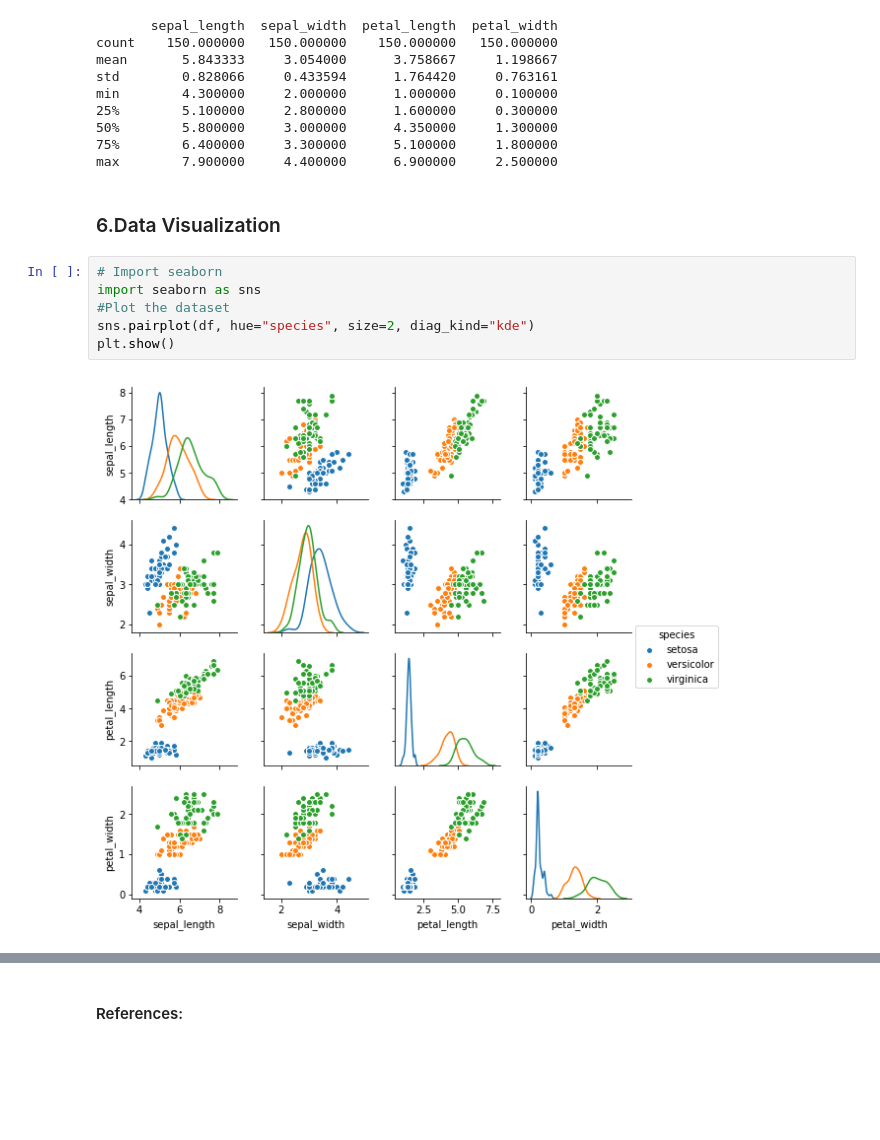
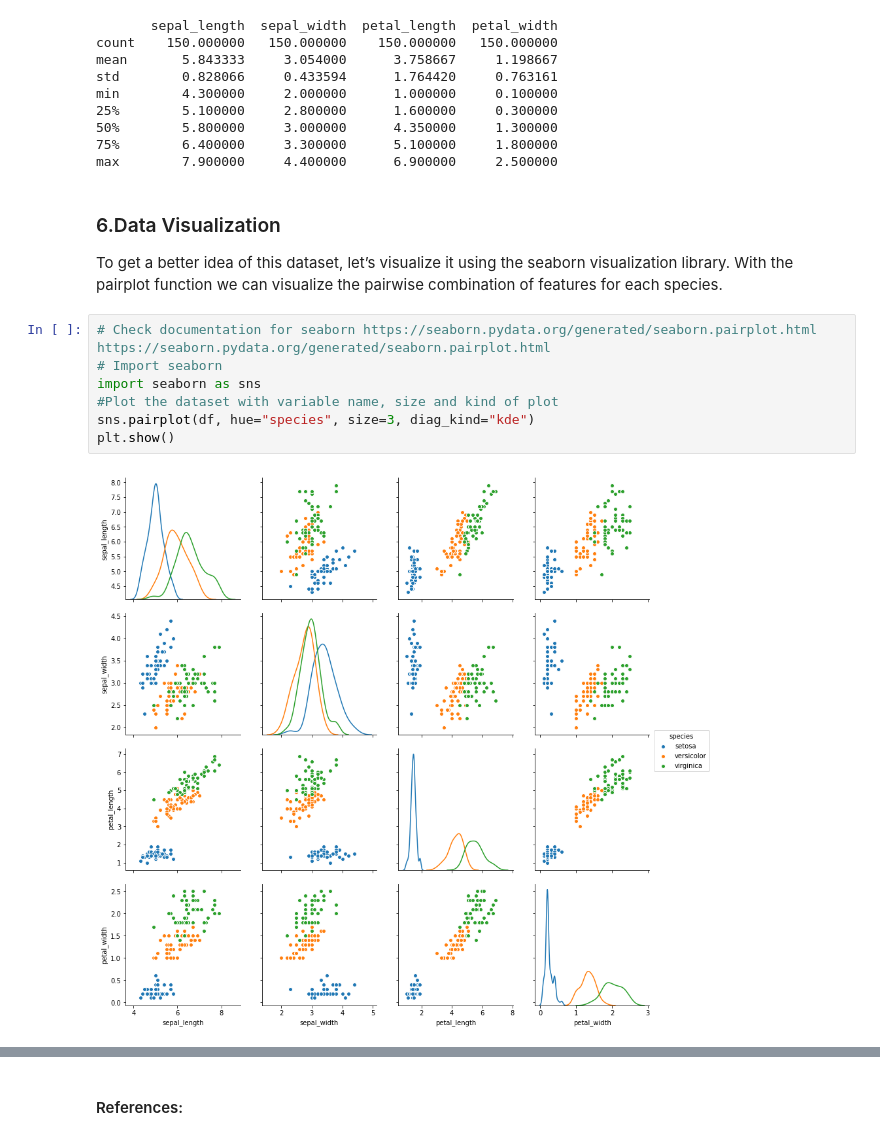
Before and after one commit to kamilam1987/Emerging_Technologies, a Jupyter notebook: iris-datase.ipynb, the cells around one changed output, grey strips where cells are left out. Saved outputs shown, nothing was run; the diff lists cells and outputs as text; blank space fills up the shorter version.

Commit message:
Added another visualization  based on the four features

```diff
--- a/iris-datase.ipynb
+++ b/iris-datase.ipynb
@@ -123,13 +123,15 @@ min        4.300000     2.000000      1.000000     0.100000
 50%        5.800000     3.000000      4.350000     1.300000
 75%        6.400000     3.300000      5.100000     1.800000
 max        7.900000     4.400000      6.900000     2.500000
-# %% [markdown]
-### 6.Data Visualization
+# %% [markdown]
+### 6.Data Visualization
+To get a better idea of this dataset, let’s visualize it using the seaborn visualization library. With the pairplot function we can visualize the pairwise combination of features for each species.
 # %%
+# Check documentation for seaborn https://seaborn.pydata.org/generated/seaborn.pairplot.html https://seaborn.pydata.org/generated/seaborn.pairplot.html
 # Import seaborn
 import seaborn as sns
-#Plot the dataset
-sns.pairplot(df, hue="species", size=2, diag_kind="kde")
+#Plot the dataset with variable name, size and kind of plot
+sns.pairplot(df, hue="species", size=3, diag_kind="kde")
 plt.show()
 # %% [output]
-[figure, old version]
+[figure, new version]
```
Also changed, not shown: parts of 3 cells of this notebook.
